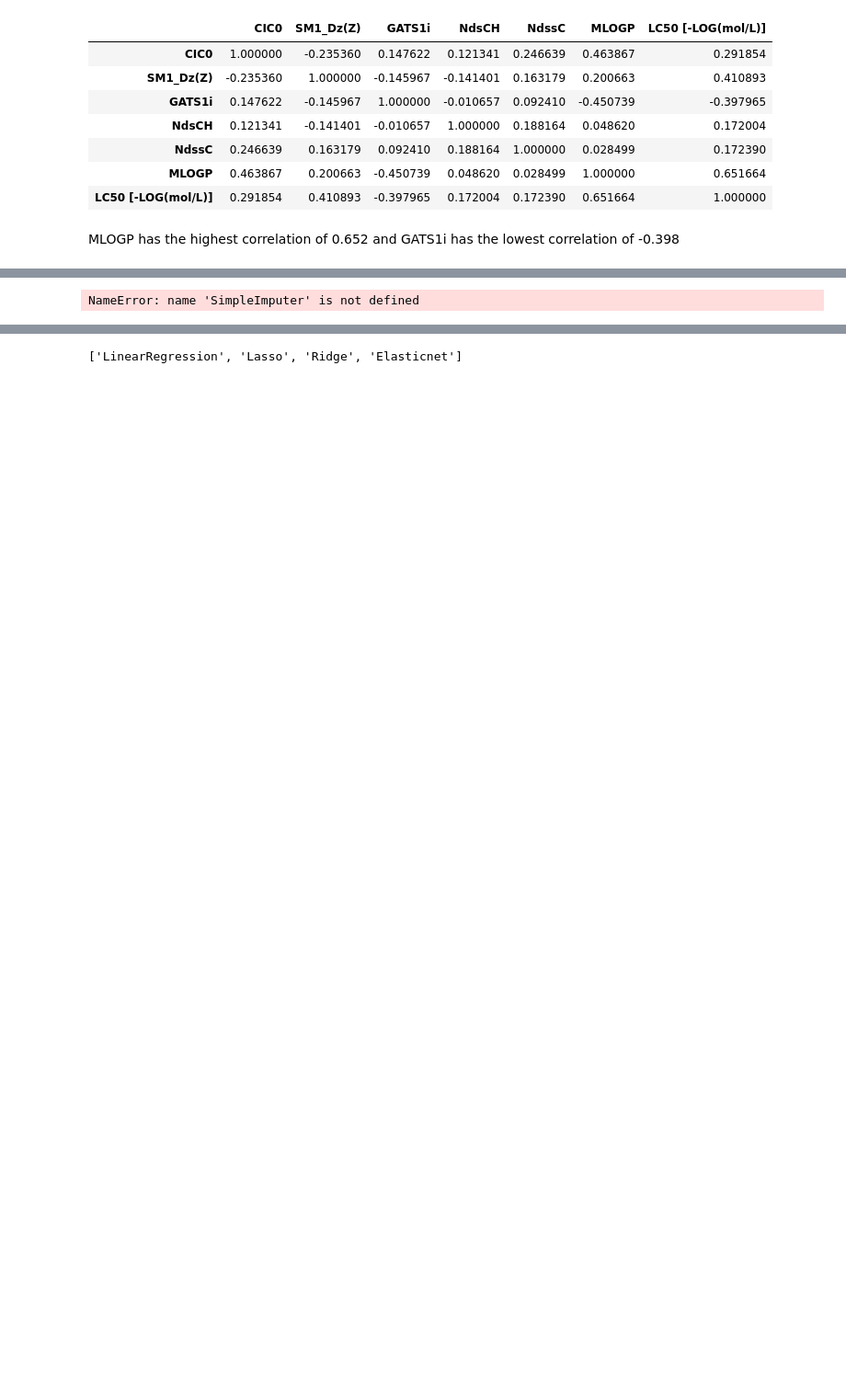
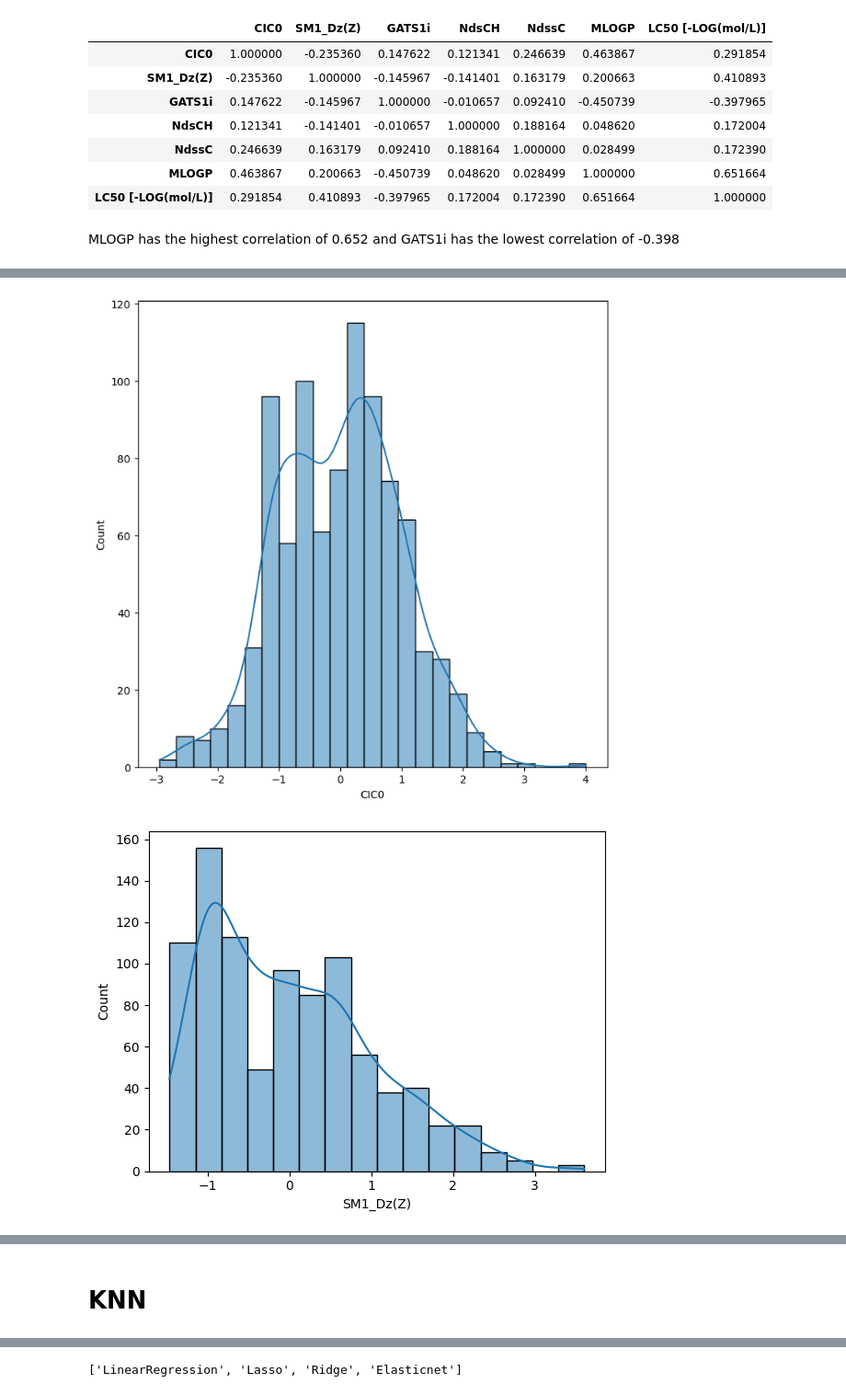
Before and after one commit to shaad261/Chemical-Toxicity, a Jupyter notebook: notebooks/EDA.ipynb, the cells around one changed output, grey strips where cells are left out. Shown: that part at 92% size. Saved outputs shown, nothing was run; the diff lists cells and outputs as text; code cells hidden in the pictures; blank space fills up the shorter version.

```diff
--- a/notebooks/EDA.ipynb
+++ b/notebooks/EDA.ipynb
@@ -176,11 +173,10 @@ scaler = StandardScaler()
-# %%
-
-## Numerical Pipeline
-num_pipeline=Pipeline(
-    steps=[
-    ('imputer',SimpleImputer(strategy='median')),
-    ('scaler',StandardScaler())
-    ]
-)
-# %% [output]
-NameError: name 'SimpleImputer' is not defined
+# %%
+plt.figure(figsize=(8,8))
+x=0
+for i in df.columns:
+    sns.histplot(data=df,x=i,kde=True)
+    print('\n')
+    plt.show()
+# %% [output]
+[figure, added]
+[figure, added]
@@ -187,3 +188,5 @@ NameError: name 'SimpleImputer' is not defined
+# %% [markdown]
+# KNN
 # %%
 knn_result = []
 
```
Also changed, not shown: parts of 73 cells of this notebook, 15 other files.
